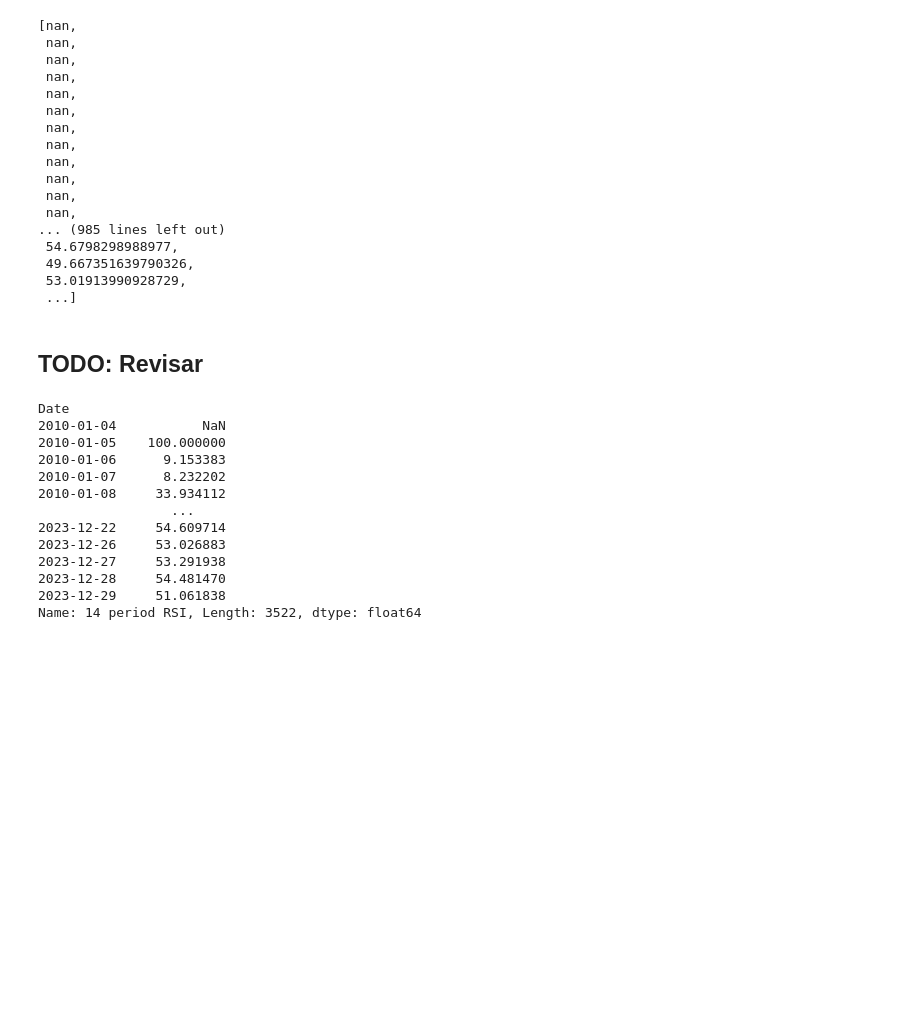
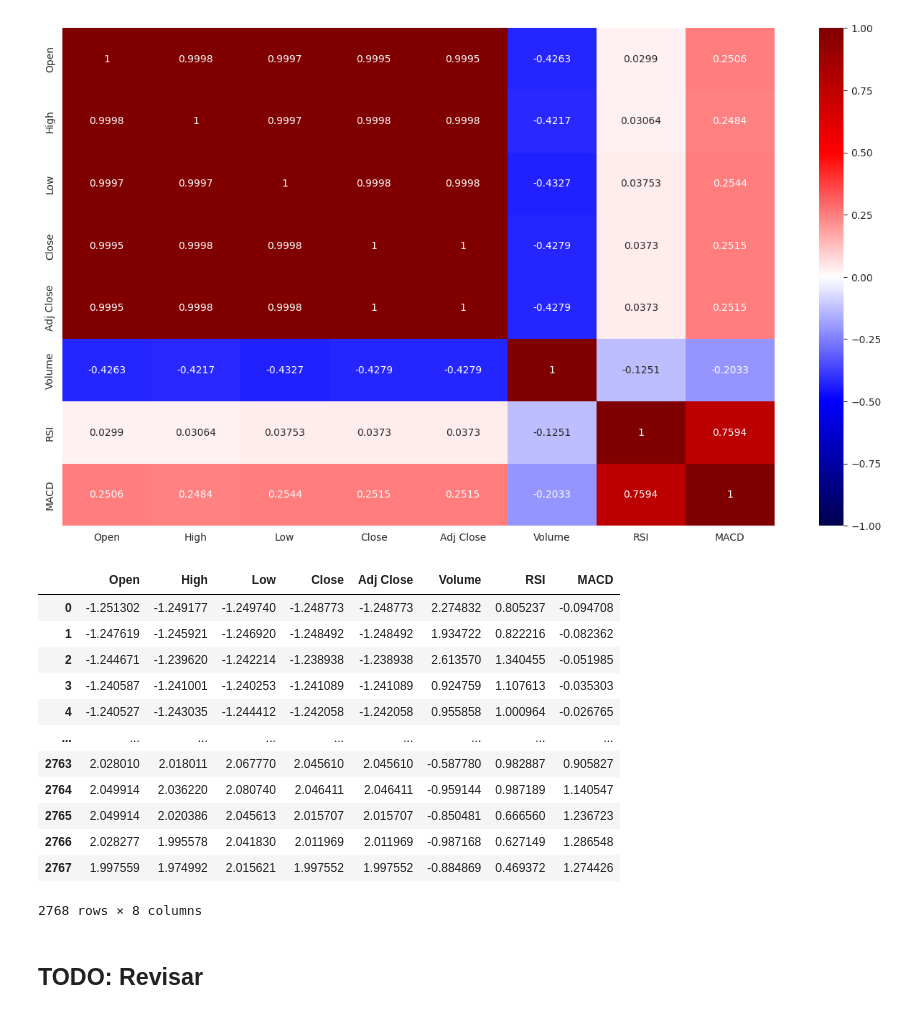
Before and after one commit to pierouc/Mem-ind, a Jupyter notebook: LSTM 1 ACCION.ipynb, the cells around one changed output. Saved outputs shown, nothing was run; the diff lists cells and outputs as text; code cells hidden in the pictures; blank space fills up the shorter version.

```diff
--- a/LSTM 1 ACCION.ipynb
+++ b/LSTM 1 ACCION.ipynb
@@ -114,48 +169,45 @@ def calculate_rsi(prices, n=30):
 # Calcular el RSI
 # rsi = calculate_rsi(prices,sequence_length)
 #calcular Rsi de cada ticker
-rsis={}
+# rsis={}
 for k,v in datas.items():
-    rsis[k] = calculate_rsi(v['Adj Close'].values, sequence_length)
-    # prices = i['Adj Close'].values
-    # dates = i.index.to_numpy()
-    # rsis[k] = ()
-rsis['AAPL']
+    # rsis[k] = calculate_rsi(v['Adj Close'].values, sequence_length)
+    datas[k]['RSI'] = TA.RSI(v,14).fillna(0)
+    datas[k]['MACD'] = (TA.MACD(v).fillna(0))['MACD']
+    # datas[k]['MACD_Signal'] = (TA.MACD(v).fillna(0))['SIGNAL']
+
+
+for k,v in datas.items():
+    datas[k] = datas[k][datas[k].index > '2013-01-01']
-# %% [output]
-[nan,
- nan,
- nan,
- nan,
- nan,
- nan,
- nan,
- nan,
- nan,
- nan,
- nan,
- nan,
-... (985 lines left out)
- 54.6798298988977,
- 49.667351639790326,
- 53.01913990928729,
- ...]
+# %%
+import seaborn as sns
+from sklearn import preprocessing
+import matplotlib.pyplot as plt
+
+data_aapl_std = pd.DataFrame(preprocessing.scale(datas['GOOGL']), columns=datas['GOOGL'].columns)
+
+#big heatmap seaborn
+plt.figure(figsize=(16,9))
+sns.heatmap(data_aapl_std.corr(method='spearman'), annot=True,fmt='.4g',vmin=-1,vmax=1,cmap='seismic')
+plt.show()
+# sns.heatmap(datas['AAPL'].corr(method='pearson'), annot=True)
+data_aapl_std
+# %% [output]
+[figure, added]
+|  | Open | High | Low | Close | Adj Close | Volume | RSI | MACD |
+| 0 | -1.251302 | -1.249177 | -1.249740 | -1.248773 | -1.248773 | 2.274832 | 0.805237 | -0.094708 |
+| 1 | -1.247619 | -1.245921 | -1.246920 | -1.248492 | -1.248492 | 1.934722 | 0.822216 | -0.082362 |
+| 2 | -1.244671 | -1.239620 | -1.242214 | -1.238938 | -1.238938 | 2.613570 | 1.340455 | -0.051985 |
+| 3 | -1.240587 | -1.241001 | -1.240253 | -1.241089 | -1.241089 | 0.924759 | 1.107613 | -0.035303 |
+| 4 | -1.240527 | -1.243035 | -1.244412 | -1.242058 | -1.242058 | 0.955858 | 1.000964 | -0.026765 |
+| ... | ... | ... | ... | ... | ... | ... | ... | ... |
+| 2763 | 2.028010 | 2.018011 | 2.067770 | 2.045610 | 2.045610 | -0.587780 | 0.982887 | 0.905827 |
+| 2764 | 2.049914 | 2.036220 | 2.080740 | 2.046411 | 2.046411 | -0.959144 | 0.987189 | 1.140547 |
+| 2765 | 2.049914 | 2.020386 | 2.045613 | 2.015707 | 2.015707 | -0.850481 | 0.666560 | 1.236723 |
+| 2766 | 2.028277 | 1.995578 | 2.041830 | 2.011969 | 2.011969 | -0.987168 | 0.627149 | 1.286548 |
+| 2767 | 1.997559 | 1.974992 | 2.015621 | 1.997552 | 1.997552 | -0.884869 | 0.469372 | 1.274426 |
+2768 rows × 8 columns
 # %% [markdown]
 ## TODO: Revisar
-# %%
-TA.RSI((datas['AAPL']))
-# %% [output]
-Date
-2010-01-04           NaN
-2010-01-05    100.000000
-2010-01-06      9.153383
-2010-01-07      8.232202
-2010-01-08     33.934112
-                 ...
-2023-12-22     54.609714
-2023-12-26     53.026883
-2023-12-27     53.291938
-2023-12-28     54.481470
-2023-12-29     51.061838
-Name: 14 period RSI, Length: 3522, dtype: float64
 # %%
 # Función para crear las secuencias de entrenamiento
```
Also changed, not shown: parts of 12 cells of this notebook, 3 other files.
